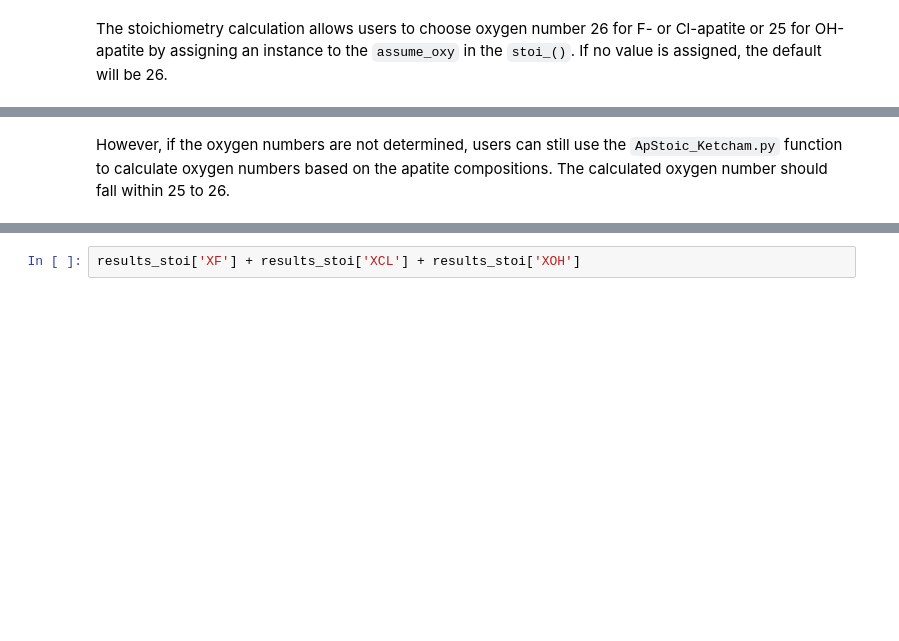
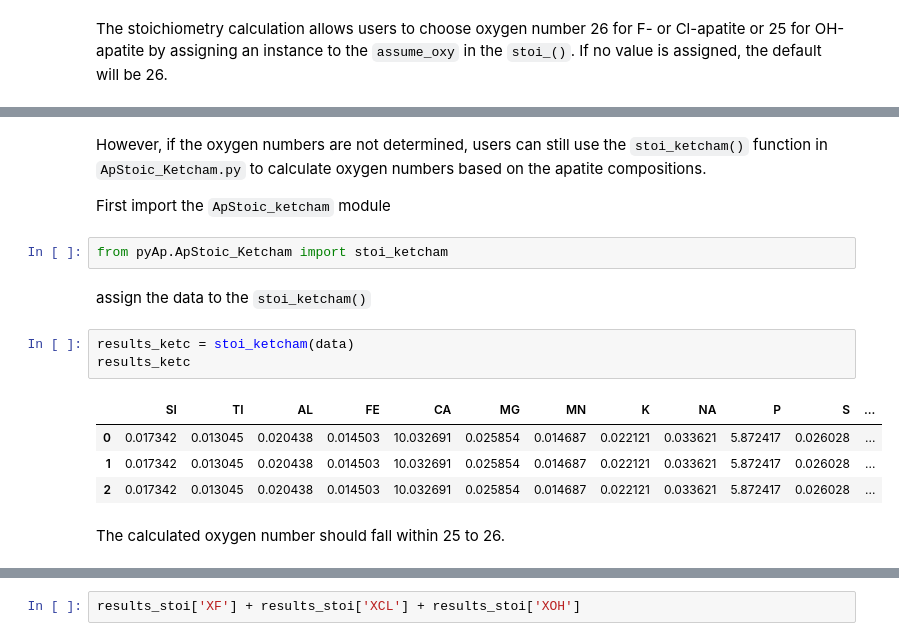
Before and after one commit to alexweiranli/pyAp, a Jupyter notebook: docs/source/plot_ternary_test_stoichiometry.ipynb, the cells around one changed output, grey strips where cells are left out. Cells and saved outputs as stored; diff of their text form; blank space fills up the shorter version.

Commit message:
doc modules change

```diff
--- a/docs/source/plot_ternary_test_stoichiometry.ipynb
+++ b/docs/source/plot_ternary_test_stoichiometry.ipynb
@@ -32,4 +28,20 @@ results_stoi
 | 1 | 0.017514 | 0.013175 | 0.020641 | 0.014647 | 10.132331 | 0.026111 | 0.014833 | 0.022341 | 0.033955 | 5.930739 | 0.026287 | ... |
 | 2 | 0.017419 | 0.013103 | 0.020528 | 0.014567 | 10.077123 | 0.025968 | 0.014752 | 0.022219 | 0.033770 | 5.898424 | 0.026144 | ... |
 # %% [markdown]
-However, if the oxygen numbers are not determined, users can still use the `ApStoic_Ketcham.py` function to calculate oxygen numbers based on the apatite compositions. The calculated oxygen number should fall within 25 to 26.
+However, if the oxygen numbers are not determined, users can still use the `stoi_ketcham()` function in `ApStoic_Ketcham.py` to calculate oxygen numbers based on the apatite compositions.
+
+First import the `ApStoic_ketcham` module
+# %%
+from pyAp.ApStoic_Ketcham import stoi_ketcham
+# %% [markdown]
+assign the data to the `stoi_ketcham()`
+# %%
+results_ketc = stoi_ketcham(data)
+results_ketc
+# %% [output]
+|  | SI | TI | AL | FE | CA | MG | MN | K | NA | P | S | ... |
+| 0 | 0.017342 | 0.013045 | 0.020438 | 0.014503 | 10.032691 | 0.025854 | 0.014687 | 0.022121 | 0.033621 | 5.872417 | 0.026028 | ... |
+| 1 | 0.017342 | 0.013045 | 0.020438 | 0.014503 | 10.032691 | 0.025854 | 0.014687 | 0.022121 | 0.033621 | 5.872417 | 0.026028 | ... |
+| 2 | 0.017342 | 0.013045 | 0.020438 | 0.014503 | 10.032691 | 0.025854 | 0.014687 | 0.022121 | 0.033621 | 5.872417 | 0.026028 | ... |
+# %% [markdown]
+The calculated oxygen number should fall within 25 to 26.
```
Also changed, not shown: parts of 4 cells of this notebook, 48 other files.
